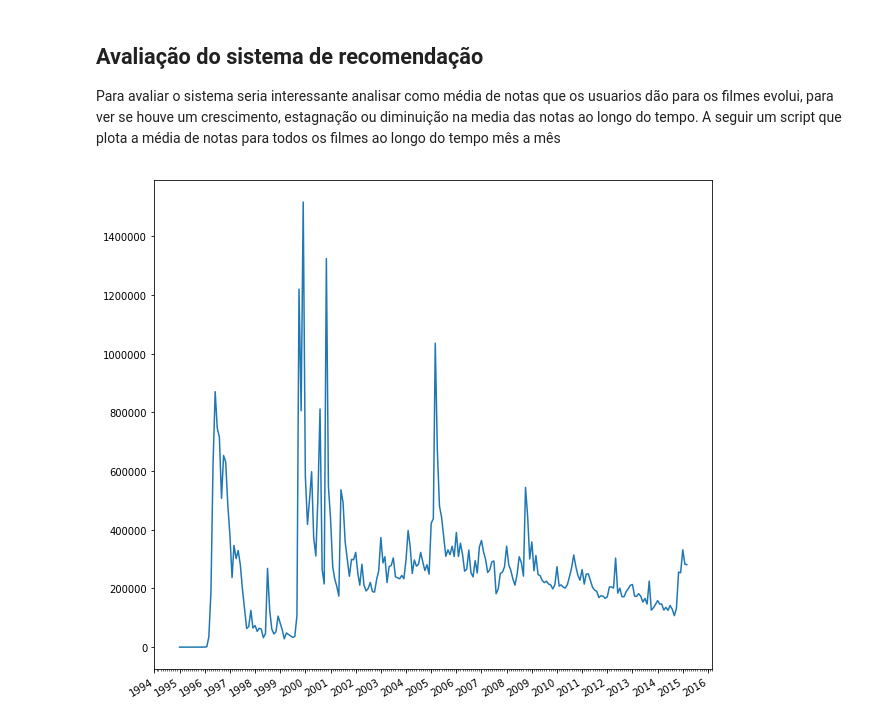
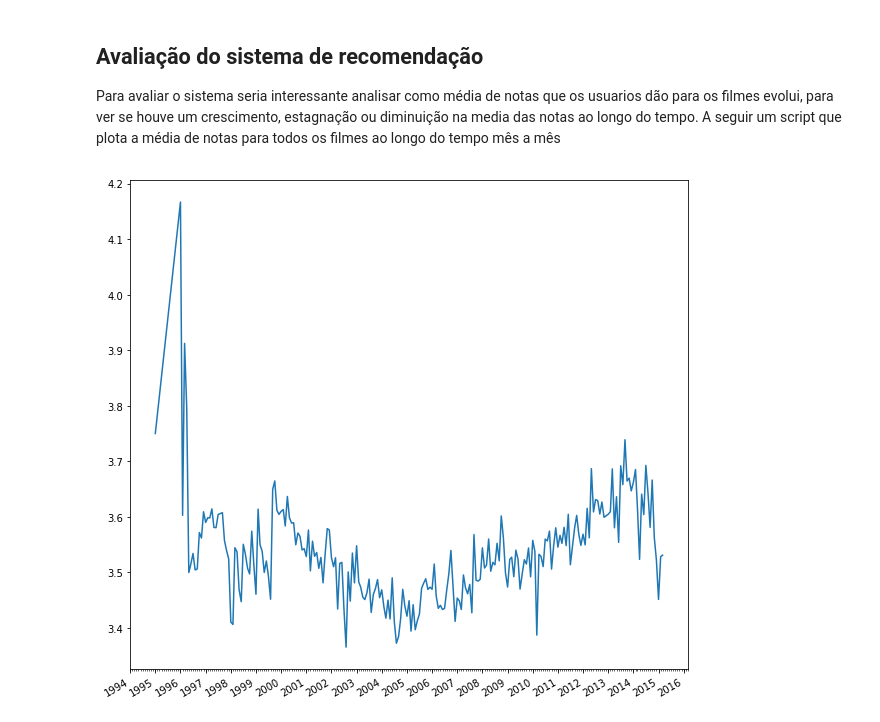
Before and after one commit to AndersonMarco/testeElo7ParaDataScience, a Jupyter notebook: RelatorioFinal.ipynb, the cells around one changed output. Cells and saved outputs as stored; diff of their text form; code cells hidden in the pictures.

```diff
--- a/RelatorioFinal.ipynb
+++ b/RelatorioFinal.ipynb
@@ -817,35 +817,34 @@ def plot(dates,y):
     datemin = np.datetime64(x[0], 'Y')
     datemax = np.datetime64(x[-1], 'Y') + np.timedelta64(1, 'Y')
     ax.format_xdata = mdates.DateFormatter('%Y-%m')
     fig.autofmt_xdate()
 
     plt.show()
 if __name__ == "__main__":
     mydb = mysql.connector.connect(
         host="localhost",
         user="root",
         passwd="123456",
         database="elo7_datascience",
         get_warnings=False,
         raise_on_warnings=False
     )
 
-    sql="""SELECT sum(rating) as qtyRating, STR_TO_DATE(concat('01/',DATE_FORMAT(timestamp,'%m/%Y')),'%d/%m/%Y') as date FROM elo7_datascience.ratings
-           where rating>=3.0
+    sql="""SELECT avg(rating) as avgRating, STR_TO_DATE(concat('01/',DATE_FORMAT(timestamp,'%m/%Y')),'%d/%m/%Y') as date FROM elo7_datascience.ratings
            group by date
            order by date
            """
 
     cursor = mydb.cursor()
     cursor.execute(sql)
     y=[]
     dates=[]
-    for qtyRating, date in cursor:
-        y.append(qtyRating)
+    for avgRating, date in cursor:
+        y.append(avgRating)
         dateSplitAtYearMonthDay=str(date).split("-")
         dateMonthYear=dateSplitAtYearMonthDay[1]+"/"+dateSplitAtYearMonthDay[0]
         dates.append(dateMonthYear)
 
     plot(dates,y)
 # %% [output]
-[figure, old version]
+[figure, new version]
```
